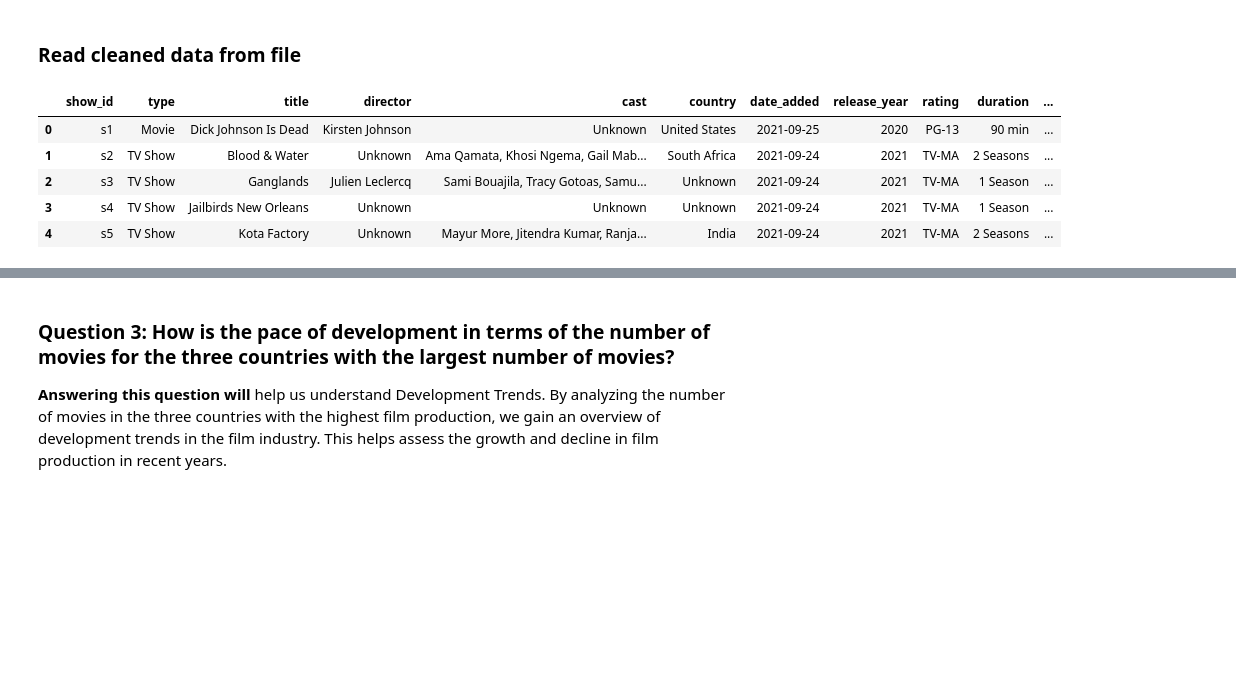
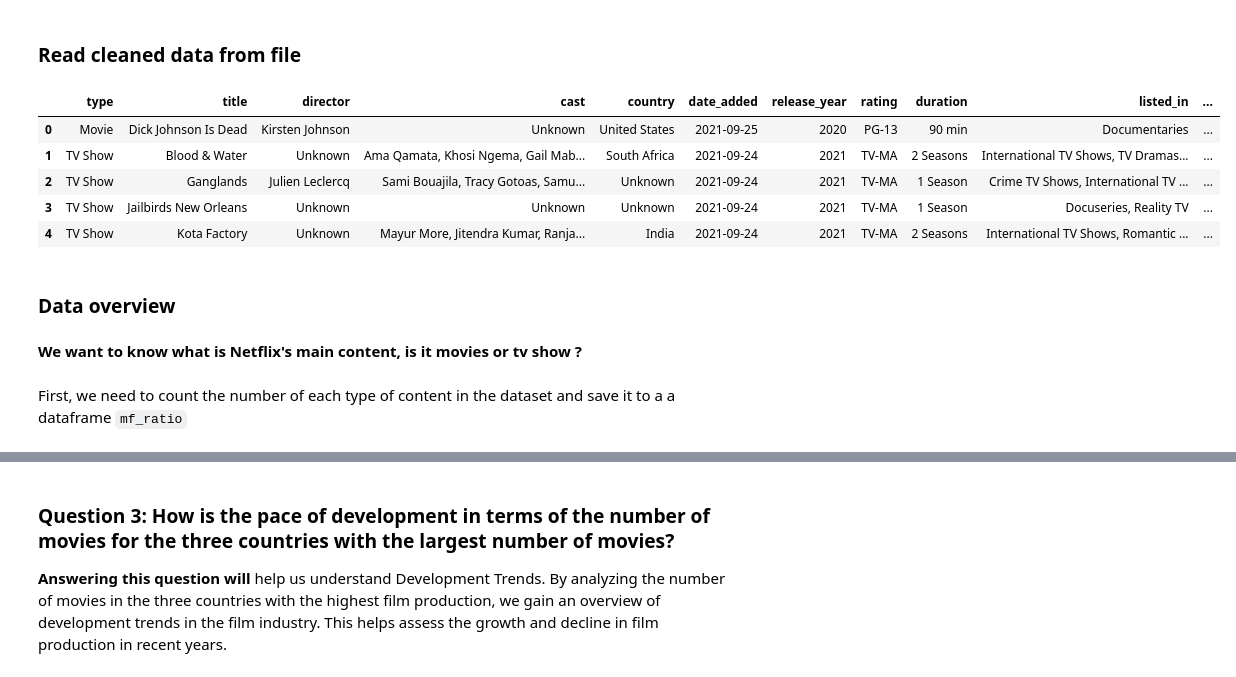
Before and after one commit to quocthanh18/LTKHDL, a Jupyter notebook: notebooks/3.0-EDA.ipynb, the cells around one changed output, grey strips where cells are left out. Drawn from its saved outputs; the diff is of its cells as text; code cells hidden in the pictures; blank space fills up the shorter version.

```diff
--- a/notebooks/3.0-EDA.ipynb
+++ b/notebooks/3.0-EDA.ipynb
@@ -14,14 +15,20 @@ import seaborn as sns
 ### Read cleaned data from file
 # %%
 # Read data from CSV file
-movie_df = pd.read_csv('../data/processed/data.csv')
-
+movie_df = pd.read_csv('../data/processed/data.csv', index_col=0)
+movie_df.reset_index(drop=True, inplace=True)
 # Display the first 5 lines of data
 movie_df.head()
 # %% [output]
-|  | show_id | type | title | director | cast | country | date_added | release_year | rating | duration | ... |
-| 0 | s1 | Movie | Dick Johnson Is Dead | Kirsten Johnson | Unknown | United States | 2021-09-25 | 2020 | PG-13 | 90 min | ... |
-| 1 | s2 | TV Show | Blood & Water | Unknown | Ama Qamata, Khosi Ngema, Gail Mab... | South Africa | 2021-09-24 | 2021 | TV-MA | 2 Seasons | ... |
-| 2 | s3 | TV Show | Ganglands | Julien Leclercq | Sami Bouajila, Tracy Gotoas, Samu... | Unknown | 2021-09-24 | 2021 | TV-MA | 1 Season | ... |
-| 3 | s4 | TV Show | Jailbirds New Orleans | Unknown | Unknown | Unknown | 2021-09-24 | 2021 | TV-MA | 1 Season | ... |
-| 4 | s5 | TV Show | Kota Factory | Unknown | Mayur More, Jitendra Kumar, Ranja... | India | 2021-09-24 | 2021 | TV-MA | 2 Seasons | ... |
+|  | type | title | director | cast | country | date_added | release_year | rating | duration | listed_in | ... |
+| 0 | Movie | Dick Johnson Is Dead | Kirsten Johnson | Unknown | United States | 2021-09-25 | 2020 | PG-13 | 90 min | Documentaries | ... |
+| 1 | TV Show | Blood & Water | Unknown | Ama Qamata, Khosi Ngema, Gail Mab... | South Africa | 2021-09-24 | 2021 | TV-MA | 2 Seasons | International TV Shows, TV Dramas... | ... |
+| 2 | TV Show | Ganglands | Julien Leclercq | Sami Bouajila, Tracy Gotoas, Samu... | Unknown | 2021-09-24 | 2021 | TV-MA | 1 Season | Crime TV Shows, International TV ... | ... |
+| 3 | TV Show | Jailbirds New Orleans | Unknown | Unknown | Unknown | 2021-09-24 | 2021 | TV-MA | 1 Season | Docuseries, Reality TV | ... |
+| 4 | TV Show | Kota Factory | Unknown | Mayur More, Jitendra Kumar, Ranja... | India | 2021-09-24 | 2021 | TV-MA | 2 Seasons | International TV Shows, Romantic ... | ... |
+# %% [markdown]
+### Data overview
+# %% [markdown]
+**We want to know what is Netflix's main content, is it movies or tv show ?**
+# %% [markdown]
+First, we need to count the number of each type of content in the dataset and save it to a a dataframe `mf_ratio`
```
Also changed, not shown: parts of 53 cells of this notebook, 4 other files.
